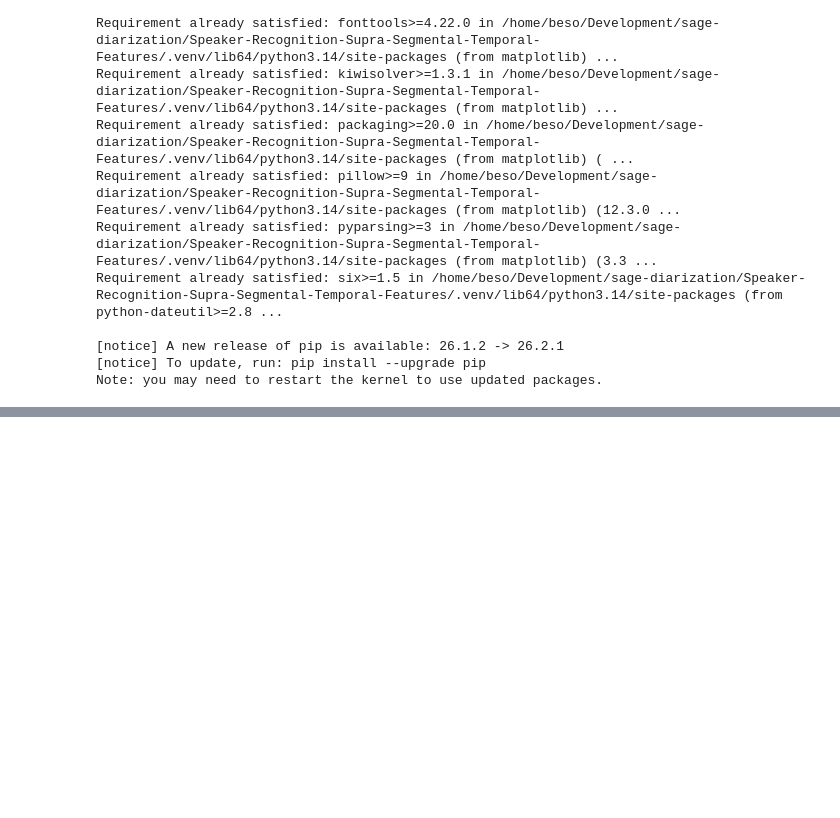
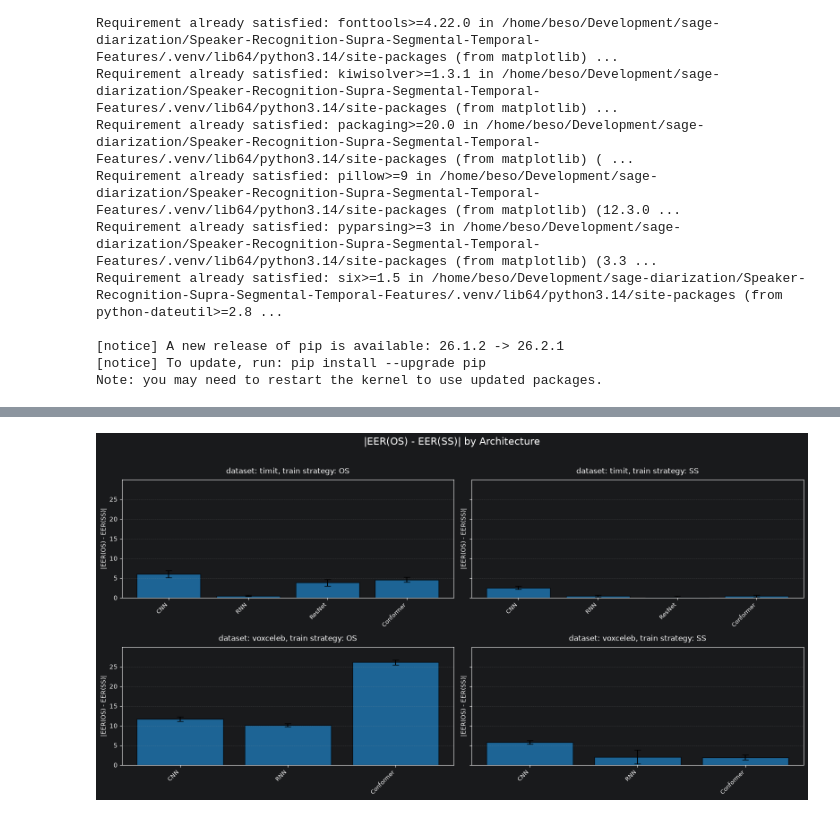
Before and after one commit to sage-diarization/Speaker-Recognition-Supra-Segmental-Temporal-Features, a Jupyter notebook: data/speaker-verification.ipynb, the cells around one changed output, grey strips where cells are left out. Cells and saved outputs as stored; diff of their text form; code cells hidden in the pictures; blank space fills up the shorter version.

```diff
--- a/data/speaker-verification.ipynb
+++ b/data/speaker-verification.ipynb
@@ -170,0 +171,86 @@ plt.tight_layout()
+# %%
+# Plot absolute difference between test_strategy OS and SS
+# Filter for OS and SS training strategies only
+df_filtered = df_repro[df_repro['train_strategy'].isin(['OS', 'SS'])].copy()
+
+# Define fixed architecture order
+architectures = ['CNN', 'RNN', 'ResNet', 'Conformer']
+
+# Get unique datasets and training strategies
+datasets = sorted(df_filtered['dataset'].unique())
+train_strategies = sorted(df_filtered['train_strategy'].unique())
+
+# Calculate all absolute differences first (for global max)
+all_diffs = []
+for dataset in datasets:
+    for train_strategy in train_strategies:
+        subset = df_filtered[(df_filtered['dataset'] == dataset) &
+                            (df_filtered['train_strategy'] == train_strategy)]
+        os_data = subset[subset['test_strategy'] == 'OS']
+        ss_data = subset[subset['test_strategy'] == 'SS']
+        for arch in architectures:
+            os_eer = os_data[os_data['architecture'] == arch]['eer_mean'].values
+            ss_eer = ss_data[ss_data['architecture'] == arch]['eer_mean'].values
+            if len(os_eer) > 0 and len(ss_eer) > 0:
+                all_diffs.append(abs(os_eer[0] - ss_eer[0]))
+
+# Calculate global max for y-axis alignment
+global_max = max(all_diffs) * 1.15 if all_diffs else 1.0
+
+# Set up the 2x2 grid: rows=datasets, cols=training_strategies
+fig, axes = plt.subplots(len(datasets), len(train_strategies),
+                         figsize=(16, 8), sharey=True)
+
+# Handle single row/column cases
+if len(datasets) == 1:
+    axes = axes.reshape(1, -1)
+if len(train_strategies) == 1:
+    axes = axes.reshape(-1, 1)
+
+# Create bar charts
+for i, dataset in enumerate(datasets):
+    for j, train_strategy in enumerate(train_strategies):
+        ax = axes[i, j]
+
+        # Get data for this dataset and training_strategy
+        subset = df_filtered[(df_filtered['dataset'] == dataset) &
+                            (df_filtered['train_strategy'] == train_strategy)]
+
+        # Get OS and SS test strategy data
+        os_data = subset[subset['test_strategy'] == 'OS']
+        ss_data = subset[subset['test_strategy'] == 'SS']
+
+        # Calculate absolute differences for each architecture
+        subset_architectures = [arch for arch in architectures if arch in subset['architecture'].unique()]
+        differences = []
+        errors = []
+        for arch in subset_architectures:
+            os_row = os_data[os_data['architecture'] == arch].iloc[0]
+            ss_row = ss_data[ss_data['architecture'] == arch].iloc[0]
+
+            diff = abs(os_row['eer_mean'] - ss_row['eer_mean'])
+            std_diff = (os_row['eer_std']**2 + ss_row['eer_std']**2)**0.5
+
+            differences.append(diff)
+            errors.append(std_diff)
+
+        # Set up x positions
+        n_arch = len(subset_architectures)
+        x = np.arange(n_arch)
+
+        # Plot bars for absolute differences
+        ax.bar(x, differences, yerr=errors, capsize=5, color='#1f77b4', alpha=0.8, edgecolor='black')
+
+        # Customize the plot
+        ax.set_title(f'dataset: {dataset}, train strategy: {train_strategy}', fontsize=12, pad=10)
+        ax.set_ylabel('|EER(OS) - EER(SS)|', fontsize=10)
+        ax.set_ylim(0, global_max)
+        ax.set_xticks(x)
+        ax.set_xticklabels(subset_architectures, rotation=45, ha='right', fontsize=9)
+        ax.grid(axis='y', alpha=0.3, linestyle='--')
+
+# Add overall title and adjust layout
+plt.suptitle('|EER(OS) - EER(SS)| by Architecture', fontsize=16, y=1.02)
+plt.tight_layout()
+# %% [output]
+[figure, added]
```
Also changed, not shown: parts of 1 cell of this notebook.
